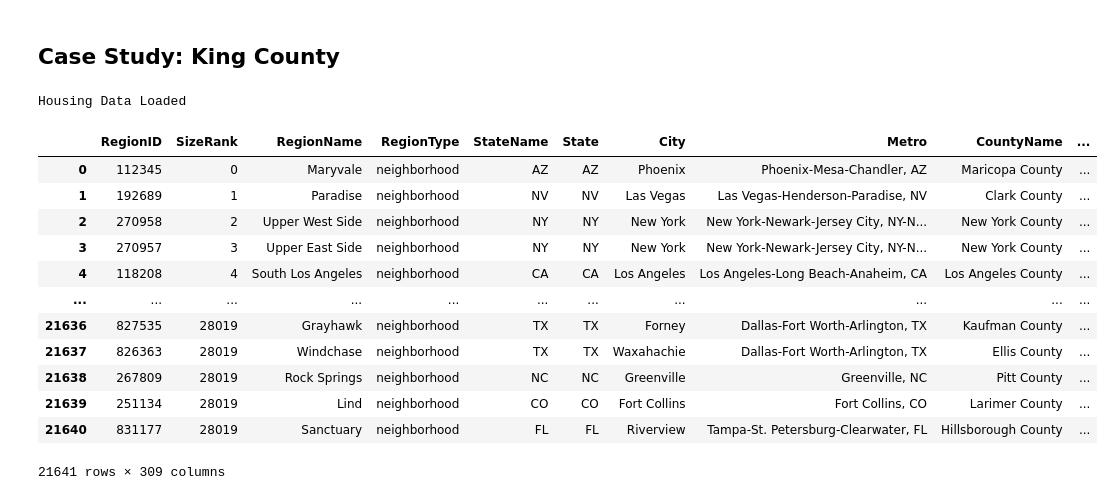
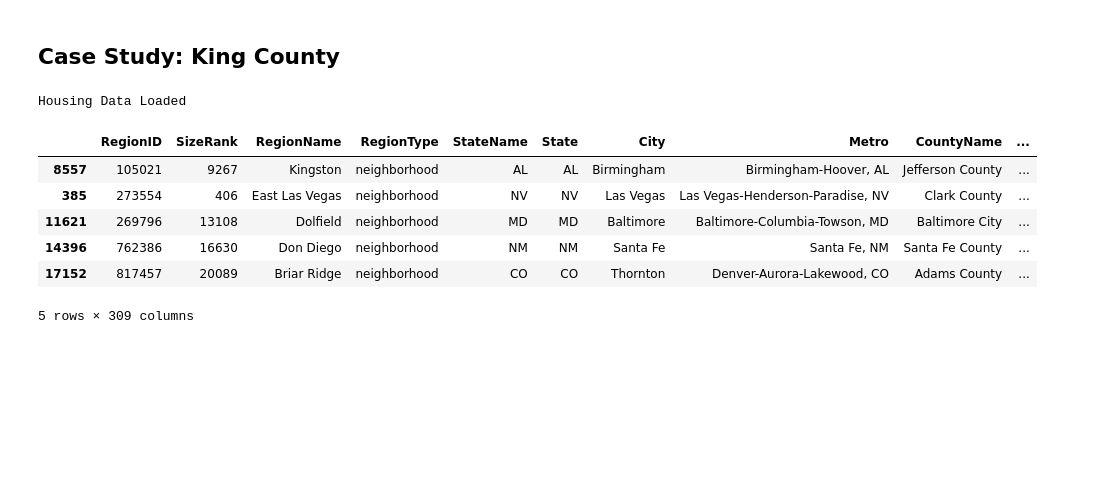
Before and after one commit to cparthiv/TSA-real-estate-analysis, a Jupyter notebook: draft.ipynb, the cells around one changed output. Drawn from its saved outputs; the diff is of its cells as text; code cells hidden in the pictures; blank space fills up the shorter version.

Commit message:
sample instead of head, split up cells

```diff
--- a/draft.ipynb
+++ b/draft.ipynb
@@ -8,22 +8,16 @@ import geopandas as gpd
 # %%
 housing_data = pd.read_csv("datasets/Neighborhood_zhvi_uc_sfrcondo_tier_0.33_0.67_sm_sa_month.csv")
 print("Housing Data Loaded")
-housing_data
+housing_data.sample(n=5)
 # %% [output]
 Housing Data Loaded
 |  | RegionID | SizeRank | RegionName | RegionType | StateName | State | City | Metro | CountyName | ... |
-| 0 | 112345 | 0 | Maryvale | neighborhood | AZ | AZ | Phoenix | Phoenix-Mesa-Chandler, AZ | Maricopa County | ... |
-| 1 | 192689 | 1 | Paradise | neighborhood | NV | NV | Las Vegas | Las Vegas-Henderson-Paradise, NV | Clark County | ... |
-| 2 | 270958 | 2 | Upper West Side | neighborhood | NY | NY | New York | New York-Newark-Jersey City, NY-N... | New York County | ... |
-| 3 | 270957 | 3 | Upper East Side | neighborhood | NY | NY | New York | New York-Newark-Jersey City, NY-N... | New York County | ... |
-| 4 | 118208 | 4 | South Los Angeles | neighborhood | CA | CA | Los Angeles | Los Angeles-Long Beach-Anaheim, CA | Los Angeles County | ... |
-| ... | ... | ... | ... | ... | ... | ... | ... | ... | ... | ... |
-| 21636 | 827535 | 28019 | Grayhawk | neighborhood | TX | TX | Forney | Dallas-Fort Worth-Arlington, TX | Kaufman County | ... |
-| 21637 | 826363 | 28019 | Windchase | neighborhood | TX | TX | Waxahachie | Dallas-Fort Worth-Arlington, TX | Ellis County | ... |
-| 21638 | 267809 | 28019 | Rock Springs | neighborhood | NC | NC | Greenville | Greenville, NC | Pitt County | ... |
-| 21639 | 251134 | 28019 | Lind | neighborhood | CO | CO | Fort Collins | Fort Collins, CO | Larimer County | ... |
-| 21640 | 831177 | 28019 | Sanctuary | neighborhood | FL | FL | Riverview | Tampa-St. Petersburg-Clearwater, FL | Hillsborough County | ... |
+| 8557 | 105021 | 9267 | Kingston | neighborhood | AL | AL | Birmingham | Birmingham-Hoover, AL | Jefferson County | ... |
+| 385 | 273554 | 406 | East Las Vegas | neighborhood | NV | NV | Las Vegas | Las Vegas-Henderson-Paradise, NV | Clark County | ... |
+| 11621 | 269796 | 13108 | Dolfield | neighborhood | MD | MD | Baltimore | Baltimore-Columbia-Towson, MD | Baltimore City | ... |
+| 14396 | 762386 | 16630 | Don Diego | neighborhood | NM | NM | Santa Fe | Santa Fe, NM | Santa Fe County | ... |
+| 17152 | 817457 | 20089 | Briar Ridge | neighborhood | CO | CO | Thornton | Denver-Aurora-Lakewood, CO | Adams County | ... |
-21641 rows × 309 columns
+5 rows × 309 columns
 # %%
 schools_geo = gpd.read_file("datasets/School_Sites_in_King_County___schsite_point.geojson")
 print("School Sites Data Loaded")
```
Also changed, not shown: parts of 8 cells of this notebook.
